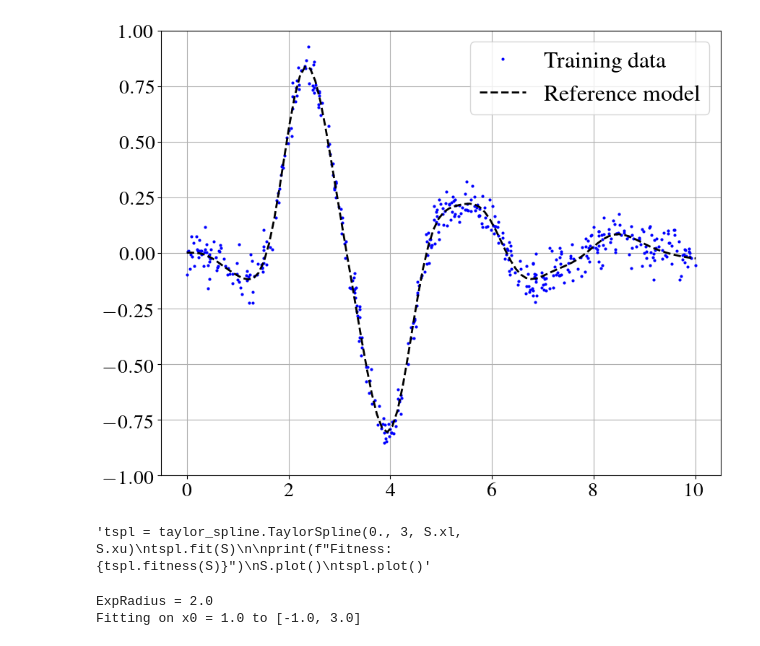
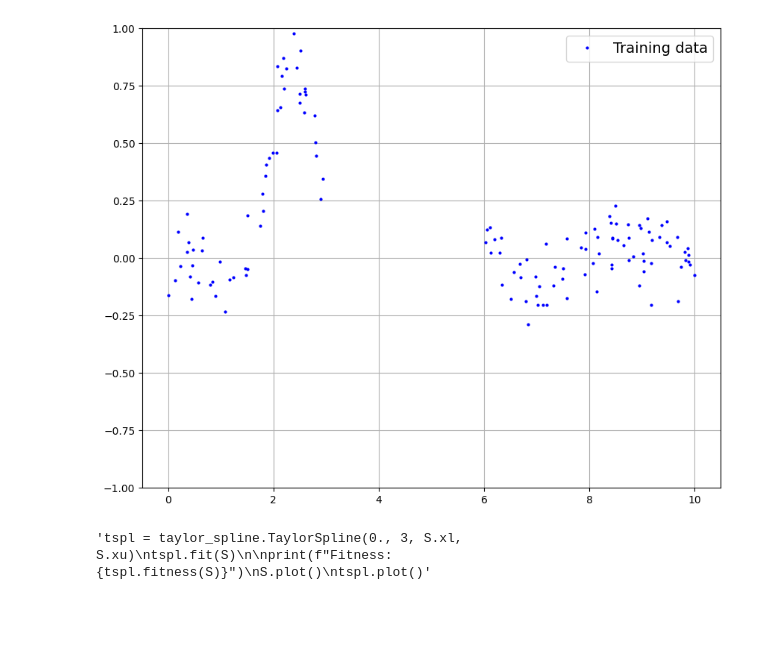
Before and after one commit to AgostinoRizzo/genpro, a Jupyter notebook: symbreg-taylor.ipynb, the cells around one changed output. Drawn from its saved outputs; the diff is of its cells as text; code cells hidden in the pictures; blank space fills up the shorter version.

```diff
--- a/symbreg-taylor.ipynb
+++ b/symbreg-taylor.ipynb
@@ -10,29 +10,15 @@ random.seed(0)
 np.random.seed(0)
 warnings.filterwarnings('ignore')
 
-# fix tik mpl
-from matplotlib.lines import Line2D
-from matplotlib.legend import Legend
-Line2D._us_dashSeq    = property(lambda self: self._dash_pattern[1])
-Line2D._us_dashOffset = property(lambda self: self._dash_pattern[0])
-Legend._ncol = property(lambda self: self._ncols)
-
 import matplotlib.pyplot as plt
-plt.rcParams.update({
-    "text.usetex": True,
-    "font.family": "serif",
-    "font.serif": "times",
-    'font.size': 20,
-})
 # %%
-S = dataset.HEADataset() #MagmanDatasetScaled() #TrigonDataset()
-S.sample(size=500, noise=0.05)
+S = dataset.HEADataset()# dataset.MagmanDatasetScaled()
+S.sample(size=200, noise=0.08)#05)
+S.erase(3, 6)
 #S.load('data/magman.csv')
 S.plot()
-
-#plt.savefig("magman-compr-base.png", format="png", bbox_inches='tight')
 # %% [output]
-[figure, old version]
+[figure, new version]
 # %%
 """tspl = taylor_spline.TaylorSpline(0., 3, S.xl, S.xu)
 tspl.fit(S)
@@ -42,17 +28,3 @@ S.plot()
 tspl.plot()"""
 # %% [output]
 'tspl = taylor_spline.TaylorSpline(0., 3, S.xl, S.xu)\ntspl.fit(S)\n\nprint(f"Fitness: {tspl.fitness(S)}")\nS.plot()\ntspl.plot()'
-# %%
-from matplotlib import pyplot as plt
-
-tspline_conn = taylor_spline.TaylorSplineConnector()
-
-#Y = []
-#X = np.linspace(S.xl, S.xu, 100)
-#for x in X:
-#    tsplines = tspline_conn.fit(S, 4, silent=True, x0_in=x)
-#    Y.append(tsplines[0].y(x))
-tsplines = tspline_conn.fit(S, 3, silent=True, x0_in=1.)  # 0.6
-# %% [output]
-ExpRadius = 2.0
-Fitting on x0 = 1.0 to [-1.0, 3.0]
```
Also changed, not shown: parts of 2 cells of this notebook, 3 other files.
